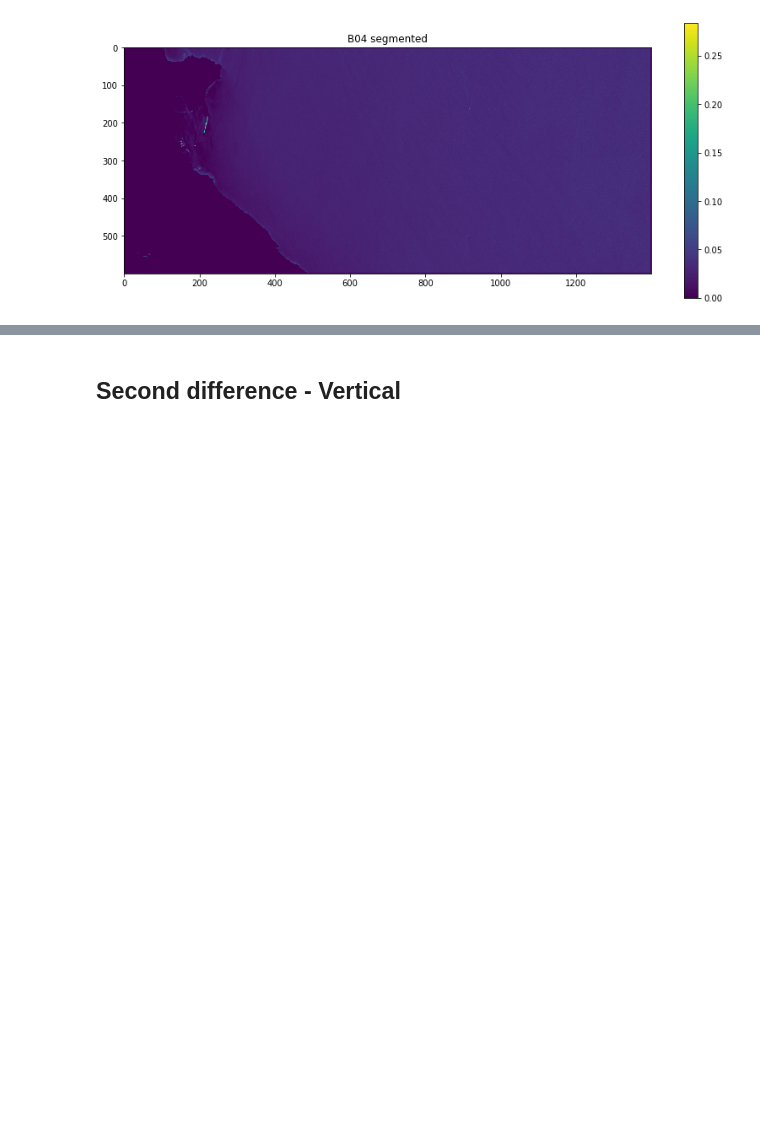
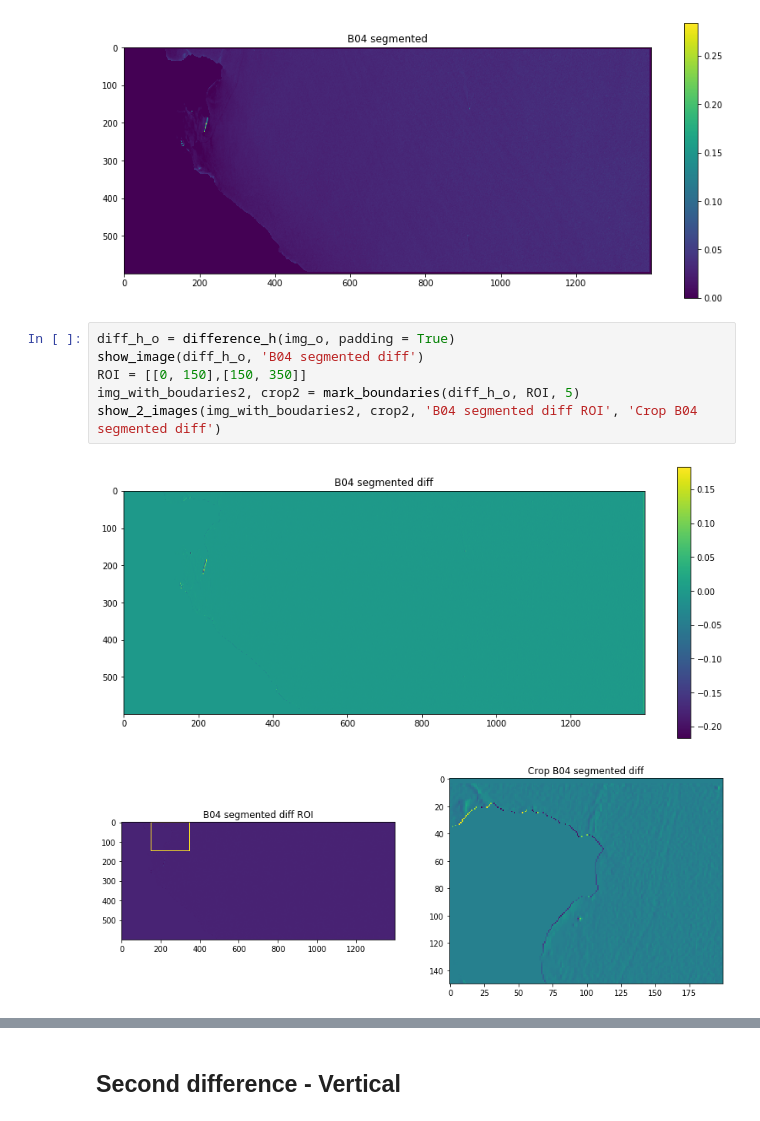
Before and after one commit to BasileR/plastic_detection_from_space, a Jupyter notebook: Image_Gaspard.ipynb, the cells around one changed output, grey strips where cells are left out. Saved outputs shown, nothing was run; the diff lists cells and outputs as text; blank space fills up the shorter version.

```diff
--- a/Image_Gaspard.ipynb
+++ b/Image_Gaspard.ipynb
@@ -206,3 +208,12 @@ show_image(img_o, 'B04 segmented')
 # %% [output]
 Then remove the ground, to only keep the ocean
 [figure]
+# %%
+diff_h_o = difference_h(img_o, padding = True)
+show_image(diff_h_o, 'B04 segmented diff')
+ROI = [[0, 150],[150, 350]]
+img_with_boudaries2, crop2 = mark_boundaries(diff_h_o, ROI, 5)
+show_2_images(img_with_boudaries2, crop2, 'B04 segmented diff ROI', 'Crop B04 segmented diff')
+# %% [output]
+[figure, added]
+[figure, added]
```
Also changed, not shown: parts of 15 cells of this notebook, 10 other files.
